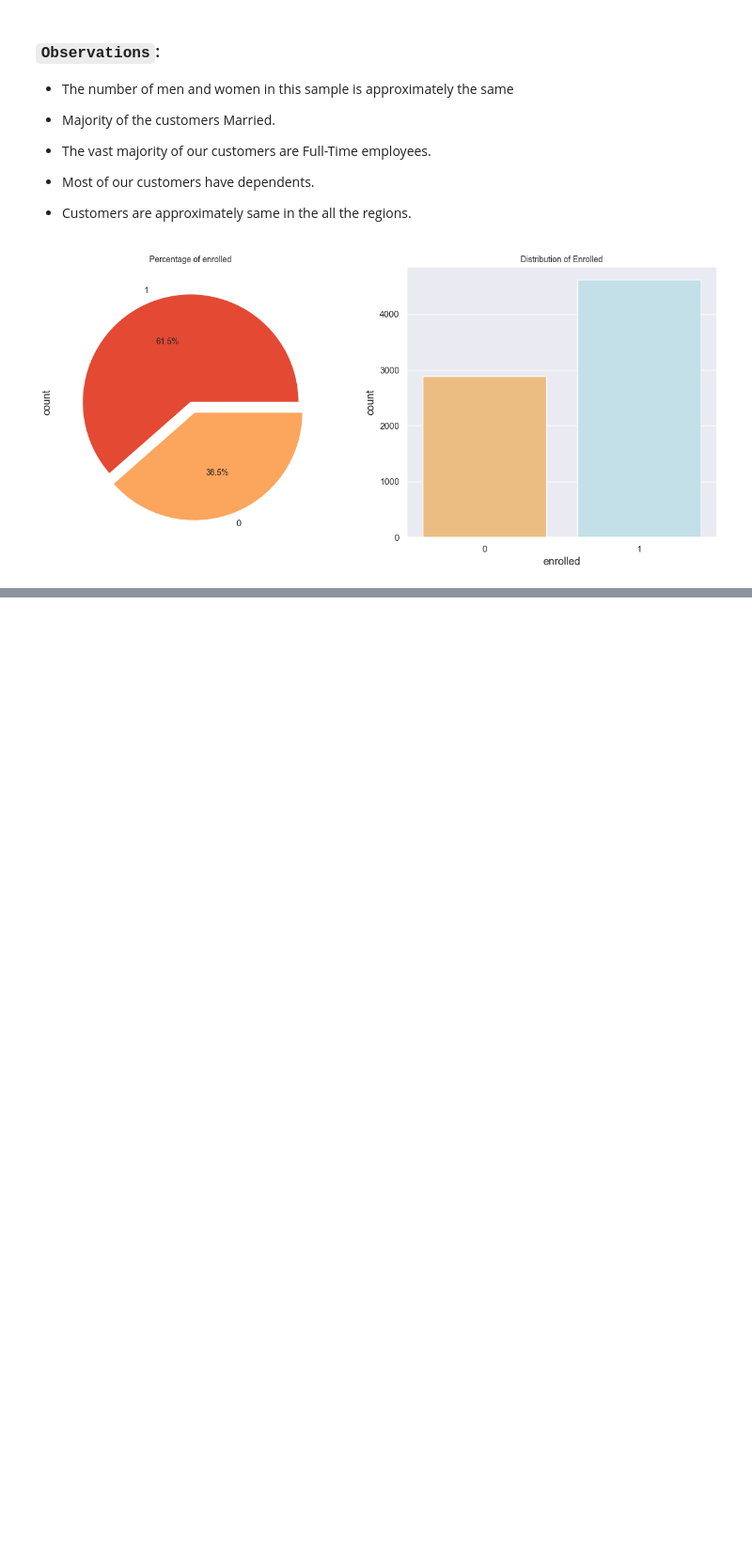
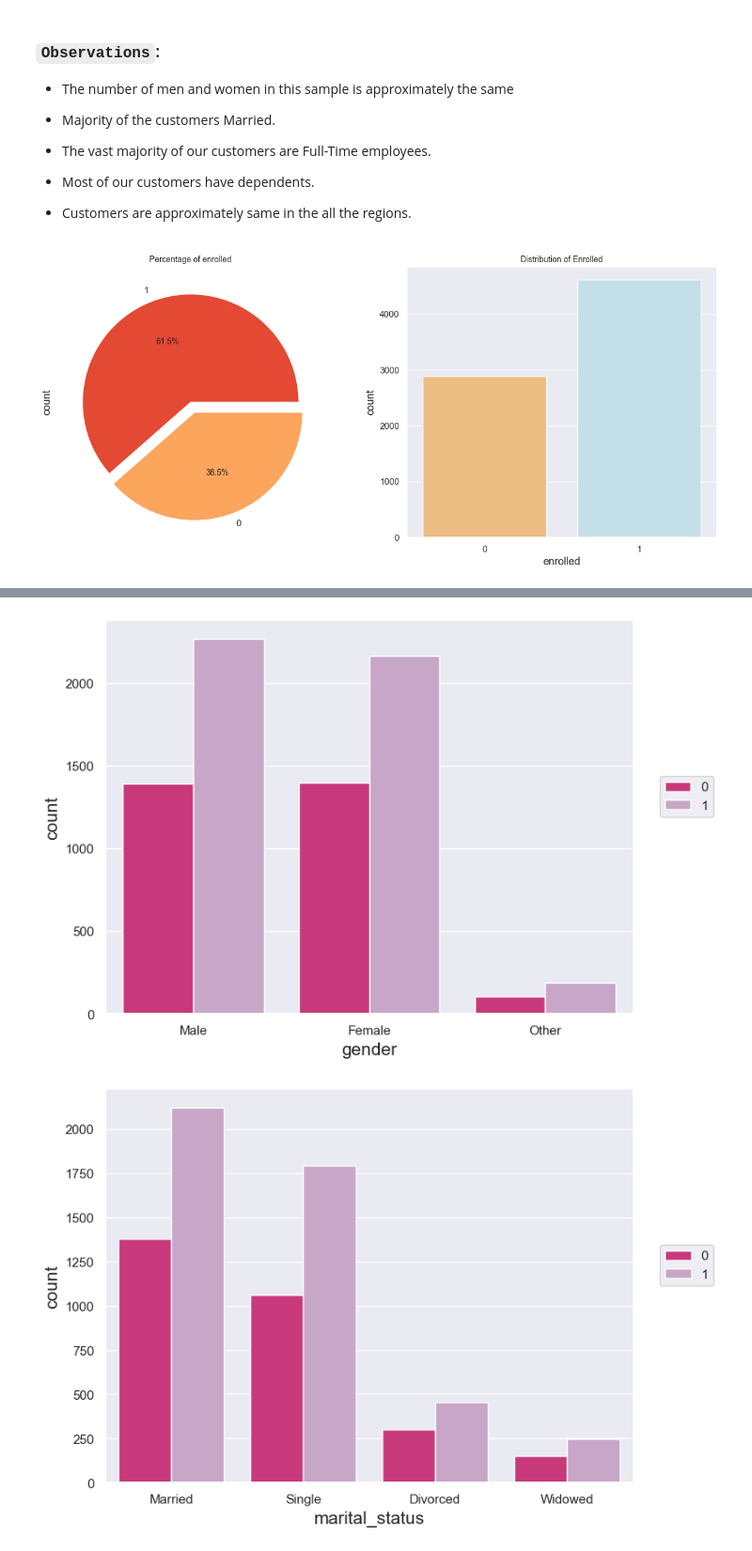
Before and after one commit to tharani001/Insurance-enrollment-prediction, a Jupyter notebook: notebooks/inference.ipynb, the cells around one changed output, grey strips where cells are left out. Shown at 94% size. Drawn from its saved outputs; the diff is of its cells as text; code cells hidden in the pictures; blank space fills up the shorter version.

```diff
--- a/notebooks/inference.ipynb
+++ b/notebooks/inference.ipynb
@@ -313,0 +385,15 @@ plt.show()
+# %%
+sns.set(rc={'figure.figsize':(20,10),
+            "font.size":10,
+            "axes.titlesize":10,
+            "axes.labelsize":15},
+             style="darkgrid",
+            )
+
+for col in categorical_cols:
+    plt.figure(figsize=(8,6))
+    sns.countplot(data=train_df,x=col,hue ='enrolled',palette='PuRd_r')
+    plt.legend(loc=(1.05,0.5))
+# %% [output]
+[figure, added]
+[figure, added]
```
Also changed, not shown: parts of 14 cells of this notebook.
